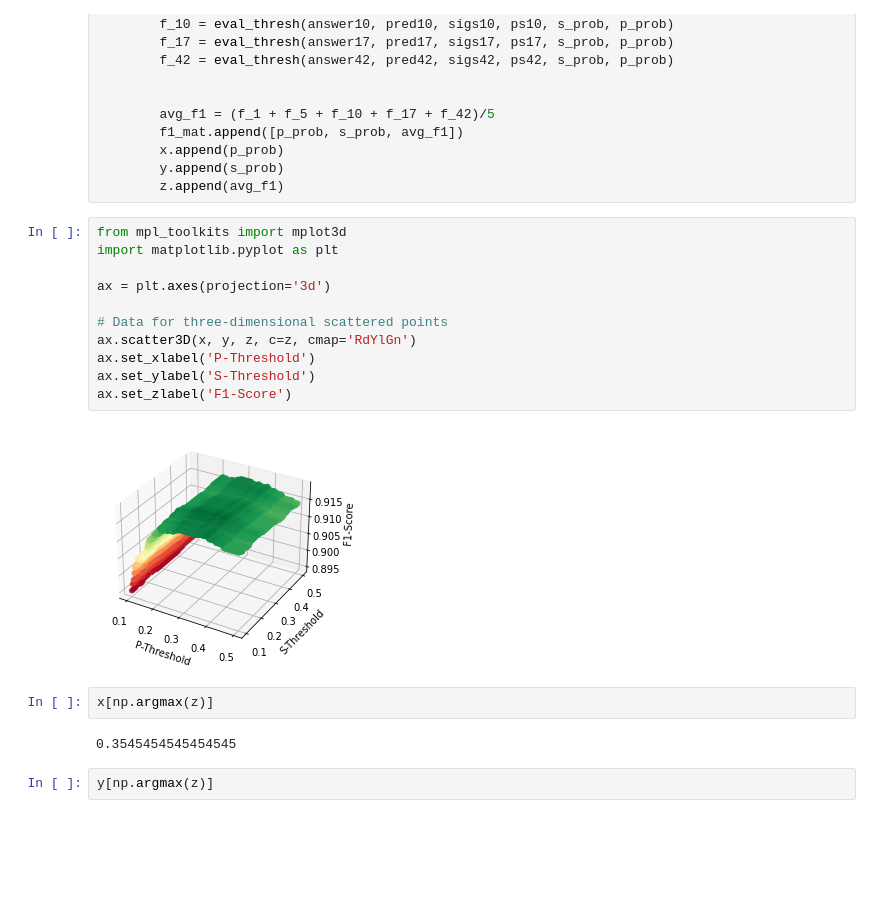
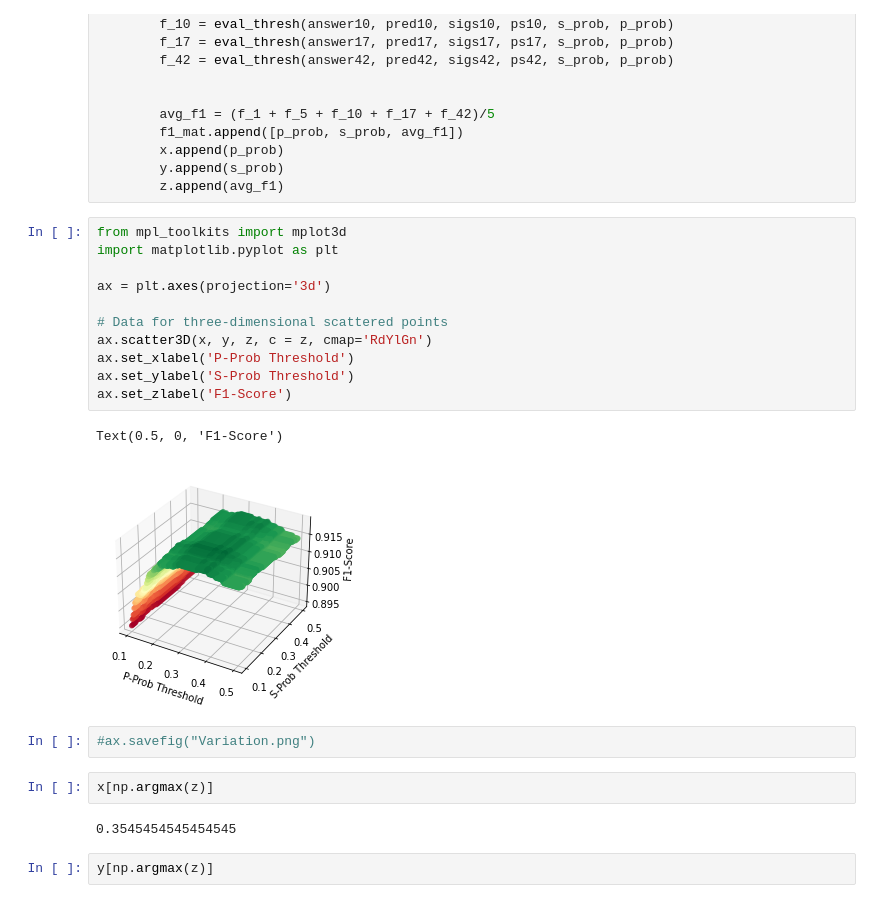
Before and after one commit to albertlk/grillochallenge, a Jupyter notebook: threshVar/ThresholdVariation.ipynb, the cells around one changed output. Cells and saved outputs as stored; diff of their text form; blank space fills up the shorter version.

```diff
--- a/threshVar/ThresholdVariation.ipynb
+++ b/threshVar/ThresholdVariation.ipynb
@@ -265,20 +271,23 @@ for s_prob in s_probs:
 # %%
 from mpl_toolkits import mplot3d
 import matplotlib.pyplot as plt
 
 ax = plt.axes(projection='3d')
 
 # Data for three-dimensional scattered points
-ax.scatter3D(x, y, z, c=z, cmap='RdYlGn')
-ax.set_xlabel('P-Threshold')
-ax.set_ylabel('S-Threshold')
+ax.scatter3D(x, y, z, c = z, cmap='RdYlGn')
+ax.set_xlabel('P-Prob Threshold')
+ax.set_ylabel('S-Prob Threshold')
 ax.set_zlabel('F1-Score')
 # %% [output]
+Text(0.5, 0, 'F1-Score')
-[figure, old version]
+[figure, new version]
-# %%
-x[np.argmax(z)]
-# %% [output]
-0.3545454545454545
+# %%
+#ax.savefig("Variation.png")
+# %%
+x[np.argmax(z)]
+# %% [output]
+0.3545454545454545
 # %%
 y[np.argmax(z)]
 # %% [output]
```
Also changed, not shown: parts of 2 cells of this notebook, 1 other file.
